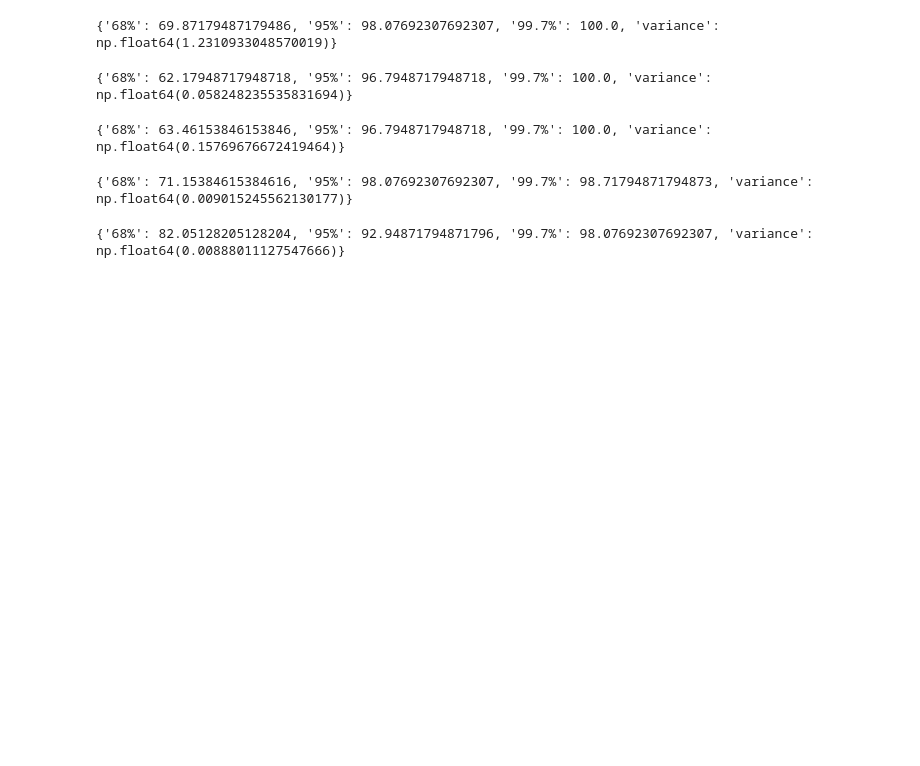
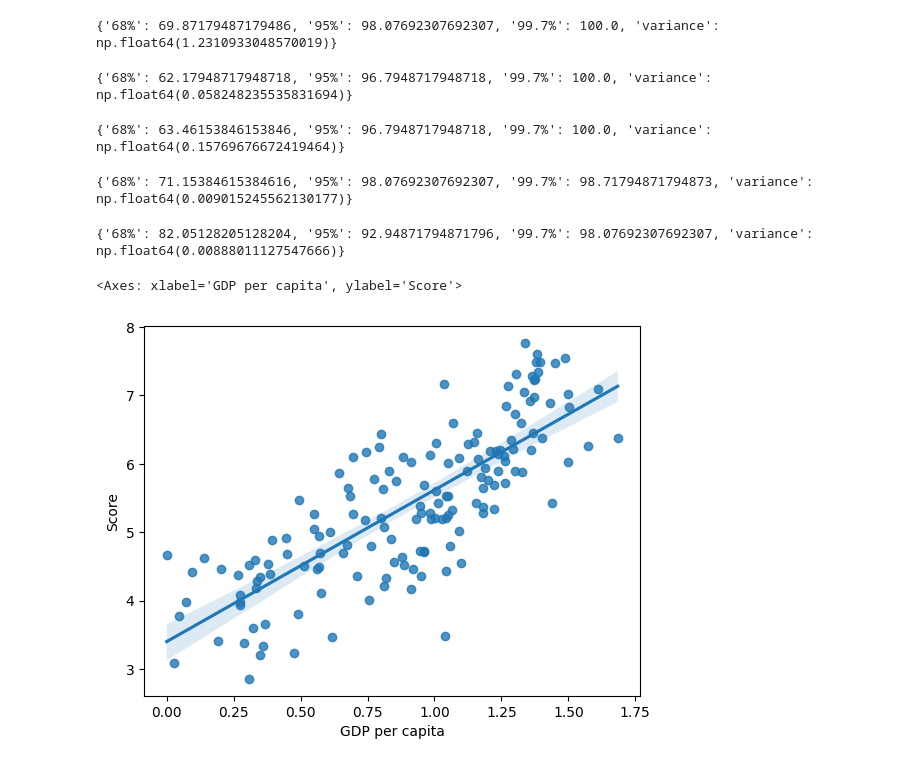
Before and after one commit to LuckyML-GKP/Data_ML_Insights, a Jupyter notebook: 2019_Happiness_report_Analysis.ipynb, the cells around one changed output. Drawn from its saved outputs; the diff is of its cells as text; code cells hidden in the pictures; blank space fills up the shorter version.

Commit message:
Adding Regression plot Analysis

```diff
--- a/2019_Happiness_report_Analysis.ipynb
+++ b/2019_Happiness_report_Analysis.ipynb
@@ -280,3 +273,9 @@ print(Normal('Generosity'))
 print(Normal('Perceptions of corruption'))
 # %% [output]
 {'68%': 82.05128205128204, '95%': 92.94871794871796, '99.7%': 98.07692307692307, 'variance': np.float64(0.00888011127547666)}
+# %%
+#regression plot between GDP per capita and Score
+sns.regplot(data=df,x='GDP per capita',y='Score')
+# %% [output]
+<Axes: xlabel='GDP per capita', ylabel='Score'>
+[figure, added]
```
Also changed, not shown: parts of 4 cells of this notebook.
